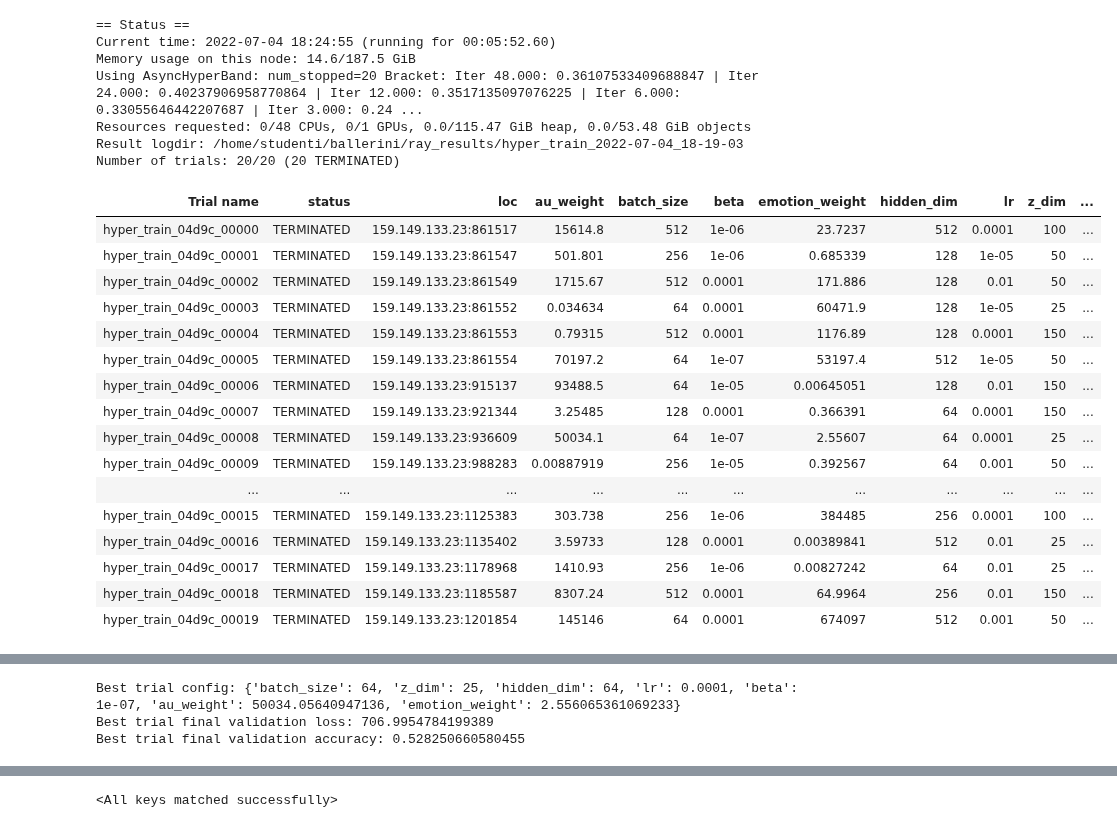
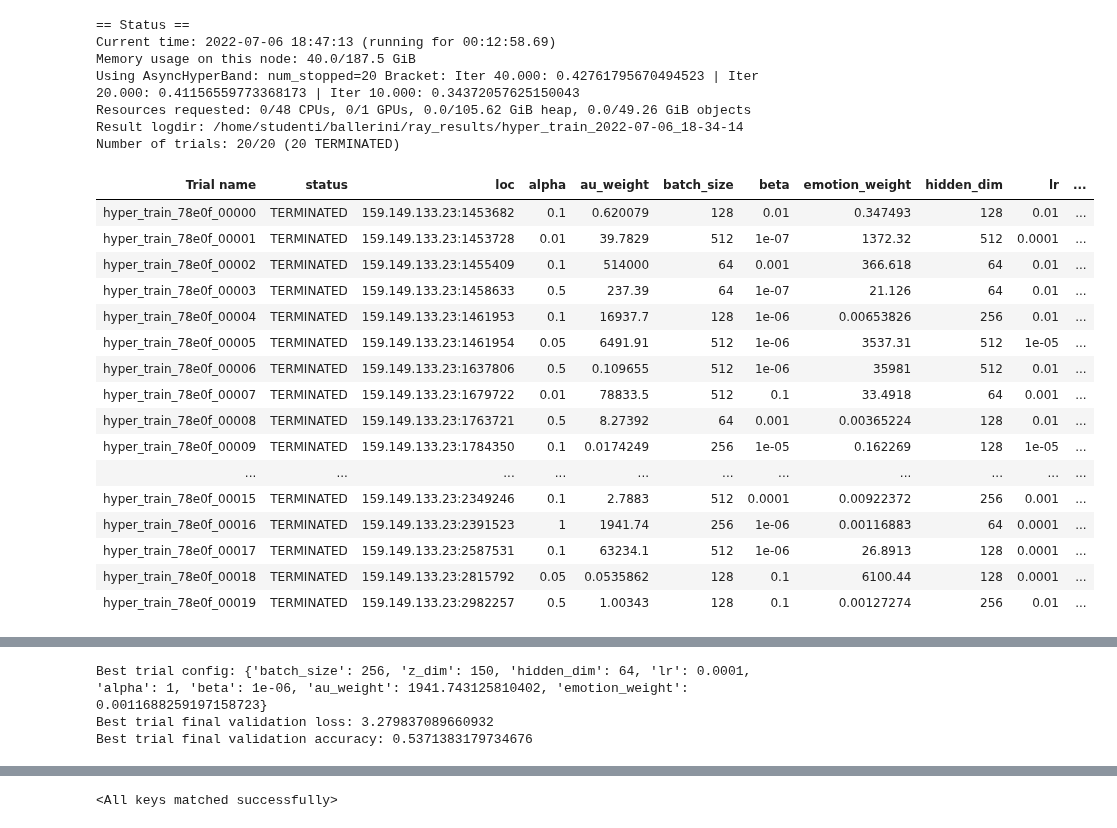
Before and after one commit to Ale-Ba2lero/Multimodal-Emotion-Analysis, a Jupyter notebook: src/mvae_torch/HyperparamTuning.ipynb, the cells around one changed output, grey strips where cells are left out. Saved outputs shown, nothing was run; the diff lists cells and outputs as text; code cells hidden in the pictures.

```diff
--- a/src/mvae_torch/HyperparamTuning.ipynb
+++ b/src/mvae_torch/HyperparamTuning.ipynb
@@ -22,12 +24,14 @@ from ray.tune.schedulers import ASHAScheduler
 from ray.tune import JupyterNotebookReporter
 # %%
 num_workers=32
+
 max_num_epochs=50
 num_epochs=100
 num_samples=20
 betas=[0.95, 0.98]
 data_dir='/home/studenti/ballerini/datasets/au-emo.csv'
 checkpoint_dir='./tuning'
+expert = 'fusion'
 
 modes={'au':True, 'face':None, 'emotion':True}
 
@@ -36,7 +40,8 @@ config = {
     'z_dim':tune.choice([25, 50, 100, 150]),
     'hidden_dim':tune.choice([64, 128, 256, 512]),
     'lr': tune.choice([1e-2, 1e-3, 1e-4, 1e-5]),
-    'beta': tune.choice([1e-4, 1e-5, 1e-6, 1e-7]),
+    'alpha': tune.choice([1, 5e-1, 1e-1, 5e-2, 1e-2]),
+    'beta': tune.choice([1e-1, 1e-2, 1e-3, 1e-4, 1e-5, 1e-6, 1e-7]),
     'au_weight':tune.loguniform(1e-3, 1e6),
     'emotion_weight':tune.loguniform(1e-3, 1e6),
 }
@@ -44,6 +49,10 @@ config = {
 def load_data(data_dir='./data'):
     au_dataset = pd.read_csv(data_dir).to_numpy()
     au = au_dataset[:,:-1]
+
+    scaler = MinMaxScaler(feature_range=(0, 1))
+    au = scaler.fit_transform(au)
+
     emotions = au_dataset[:,-1].astype(int)-1
     au_dataset = [(x, y) for x, y in zip(au, emotions)]
 
@@ -200,50 +260,50 @@ def hyper_train(config, data_dir, num_epochs, use_cuda=True, checkpoint_dir=None
 # %%
 scheduler = ASHAScheduler(
     metric="accuracy",
     mode="max",
     max_t=max_num_epochs,
-    grace_period=3,
+    grace_period=10,
     reduction_factor=2)
 
 reporter = JupyterNotebookReporter(
     True,
     metric_columns=["accuracy","loss","training_iteration"])
 
 result = tune.run(
         partial(hyper_train, data_dir=data_dir, num_epochs=num_epochs, checkpoint_dir=checkpoint_dir),
         resources_per_trial={"cpu": 8, "gpu": 0.1},
         config=config,
         num_samples=num_samples,
         scheduler=scheduler,
         progress_reporter=reporter)
 
 best_trial = result.get_best_trial("accuracy", "max", "last")
 
 print("Best trial config: {}".format(best_trial.config))
 print("Best trial final validation loss: {}".format(best_trial.last_result["loss"]))
 print("Best trial final validation accuracy: {}".format(best_trial.last_result["accuracy"]))
 # %% [output]
 == Status ==
-Current time: 2022-07-04 18:24:55 (running for 00:05:52.60)
-Memory usage on this node: 14.6/187.5 GiB
-Using AsyncHyperBand: num_stopped=20 Bracket: Iter 48.000: 0.36107533409688847 | Iter 24.000: 0.40237906958770864 | Iter 12.000: 0.3517135097076225 | Iter 6.000: 0.33055646442207687 | Iter 3.000: 0.24 ...
-Resources requested: 0/48 CPUs, 0/1 GPUs, 0.0/115.47 GiB heap, 0.0/53.48 GiB objects
-Result logdir: /home/studenti/ballerini/ray_results/hyper_train_2022-07-04_18-19-03
+Current time: 2022-07-06 18:47:13 (running for 00:12:58.69)
+Memory usage on this node: 40.0/187.5 GiB
+Using AsyncHyperBand: num_stopped=20 Bracket: Iter 40.000: 0.42761795670494523 | Iter 20.000: 0.41156559773368173 | Iter 10.000: 0.34372057625150043
+Resources requested: 0/48 CPUs, 0/1 GPUs, 0.0/105.62 GiB heap, 0.0/49.26 GiB objects
+Result logdir: /home/studenti/ballerini/ray_results/hyper_train_2022-07-06_18-34-14
 Number of trials: 20/20 (20 TERMINATED)
-| Trial name | status | loc | au_weight | batch_size | beta | emotion_weight | hidden_dim | lr | z_dim | ... |
-| hyper_train_04d9c_00000 | TERMINATED | 159.149.133.23:861517 | 15614.8 | 512 | 1e-06 | 23.7237 | 512 | 0.0001 | 100 | ... |
-| hyper_train_04d9c_00001 | TERMINATED | 159.149.133.23:861547 | 501.801 | 256 | 1e-06 | 0.685339 | 128 | 1e-05 | 50 | ... |
-| hyper_train_04d9c_00002 | TERMINATED | 159.149.133.23:861549 | 1715.67 | 512 | 0.0001 | 171.886 | 128 | 0.01 | 50 | ... |
-| hyper_train_04d9c_00003 | TERMINATED | 159.149.133.23:861552 | 0.034634 | 64 | 0.0001 | 60471.9 | 128 | 1e-05 | 25 | ... |
-| hyper_train_04d9c_00004 | TERMINATED | 159.149.133.23:861553 | 0.79315 | 512 | 0.0001 | 1176.89 | 128 | 0.0001 | 150 | ... |
-| hyper_train_04d9c_00005 | TERMINATED | 159.149.133.23:861554 | 70197.2 | 64 | 1e-07 | 53197.4 | 512 | 1e-05 | 50 | ... |
-| hyper_train_04d9c_00006 | TERMINATED | 159.149.133.23:915137 | 93488.5 | 64 | 1e-05 | 0.00645051 | 128 | 0.01 | 150 | ... |
-| hyper_train_04d9c_00007 | TERMINATED | 159.149.133.23:921344 | 3.25485 | 128 | 0.0001 | 0.366391 | 64 | 0.0001 | 150 | ... |
-| hyper_train_04d9c_00008 | TERMINATED | 159.149.133.23:936609 | 50034.1 | 64 | 1e-07 | 2.55607 | 64 | 0.0001 | 25 | ... |
-| hyper_train_04d9c_00009 | TERMINATED | 159.149.133.23:988283 | 0.00887919 | 256 | 1e-05 | 0.392567 | 64 | 0.001 | 50 | ... |
+| Trial name | status | loc | alpha | au_weight | batch_size | beta | emotion_weight | hidden_dim | lr | ... |
+| hyper_train_78e0f_00000 | TERMINATED | 159.149.133.23:1453682 | 0.1 | 0.620079 | 128 | 0.01 | 0.347493 | 128 | 0.01 | ... |
+| hyper_train_78e0f_00001 | TERMINATED | 159.149.133.23:1453728 | 0.01 | 39.7829 | 512 | 1e-07 | 1372.32 | 512 | 0.0001 | ... |
+| hyper_train_78e0f_00002 | TERMINATED | 159.149.133.23:1455409 | 0.1 | 514000 | 64 | 0.001 | 366.618 | 64 | 0.01 | ... |
+| hyper_train_78e0f_00003 | TERMINATED | 159.149.133.23:1458633 | 0.5 | 237.39 | 64 | 1e-07 | 21.126 | 64 | 0.01 | ... |
+| hyper_train_78e0f_00004 | TERMINATED | 159.149.133.23:1461953 | 0.1 | 16937.7 | 128 | 1e-06 | 0.00653826 | 256 | 0.01 | ... |
+| hyper_train_78e0f_00005 | TERMINATED | 159.149.133.23:1461954 | 0.05 | 6491.91 | 512 | 1e-06 | 3537.31 | 512 | 1e-05 | ... |
+| hyper_train_78e0f_00006 | TERMINATED | 159.149.133.23:1637806 | 0.5 | 0.109655 | 512 | 1e-06 | 35981 | 512 | 0.01 | ... |
+| hyper_train_78e0f_00007 | TERMINATED | 159.149.133.23:1679722 | 0.01 | 78833.5 | 512 | 0.1 | 33.4918 | 64 | 0.001 | ... |
+| hyper_train_78e0f_00008 | TERMINATED | 159.149.133.23:1763721 | 0.5 | 8.27392 | 64 | 0.001 | 0.00365224 | 128 | 0.01 | ... |
+| hyper_train_78e0f_00009 | TERMINATED | 159.149.133.23:1784350 | 0.1 | 0.0174249 | 256 | 1e-05 | 0.162269 | 128 | 1e-05 | ... |
 | ... | ... | ... | ... | ... | ... | ... | ... | ... | ... | ... |
-| hyper_train_04d9c_00015 | TERMINATED | 159.149.133.23:1125383 | 303.738 | 256 | 1e-06 | 384485 | 256 | 0.0001 | 100 | ... |
-| hyper_train_04d9c_00016 | TERMINATED | 159.149.133.23:1135402 | 3.59733 | 128 | 0.0001 | 0.00389841 | 512 | 0.01 | 25 | ... |
-| hyper_train_04d9c_00017 | TERMINATED | 159.149.133.23:1178968 | 1410.93 | 256 | 1e-06 | 0.00827242 | 64 | 0.01 | 25 | ... |
-| hyper_train_04d9c_00018 | TERMINATED | 159.149.133.23:1185587 | 8307.24 | 512 | 0.0001 | 64.9964 | 256 | 0.01 | 150 | ... |
-| hyper_train_04d9c_00019 | TERMINATED | 159.149.133.23:1201854 | 145146 | 64 | 0.0001 | 674097 | 512 | 0.001 | 50 | ... |
+| hyper_train_78e0f_00015 | TERMINATED | 159.149.133.23:2349246 | 0.1 | 2.7883 | 512 | 0.0001 | 0.00922372 | 256 | 0.001 | ... |
+| hyper_train_78e0f_00016 | TERMINATED | 159.149.133.23:2391523 | 1 | 1941.74 | 256 | 1e-06 | 0.00116883 | 64 | 0.0001 | ... |
+| hyper_train_78e0f_00017 | TERMINATED | 159.149.133.23:2587531 | 0.1 | 63234.1 | 512 | 1e-06 | 26.8913 | 128 | 0.0001 | ... |
+| hyper_train_78e0f_00018 | TERMINATED | 159.149.133.23:2815792 | 0.05 | 0.0535862 | 128 | 0.1 | 6100.44 | 128 | 0.0001 | ... |
+| hyper_train_78e0f_00019 | TERMINATED | 159.149.133.23:2982257 | 0.5 | 1.00343 | 128 | 0.1 | 0.00127274 | 256 | 0.01 | ... |
@@ -251,6 +311,6 @@ Number of trials: 20/20 (20 TERMINATED)
-Best trial config: {'batch_size': 64, 'z_dim': 25, 'hidden_dim': 64, 'lr': 0.0001, 'beta': 1e-07, 'au_weight': 50034.05640947136, 'emotion_weight': 2.556065361069233}
-Best trial final validation loss: 706.9954784199389
-Best trial final validation accuracy: 0.528250660580455
+Best trial config: {'batch_size': 256, 'z_dim': 150, 'hidden_dim': 64, 'lr': 0.0001, 'alpha': 1, 'beta': 1e-06, 'au_weight': 1941.743125810402, 'emotion_weight': 0.0011688259197158723}
+Best trial final validation loss: 3.279837089660932
+Best trial final validation accuracy: 0.5371383179734676
 # %%
 best_trial.config
 # %% [output]
```
Also changed, not shown: parts of 7 cells of this notebook, 7 other files.
